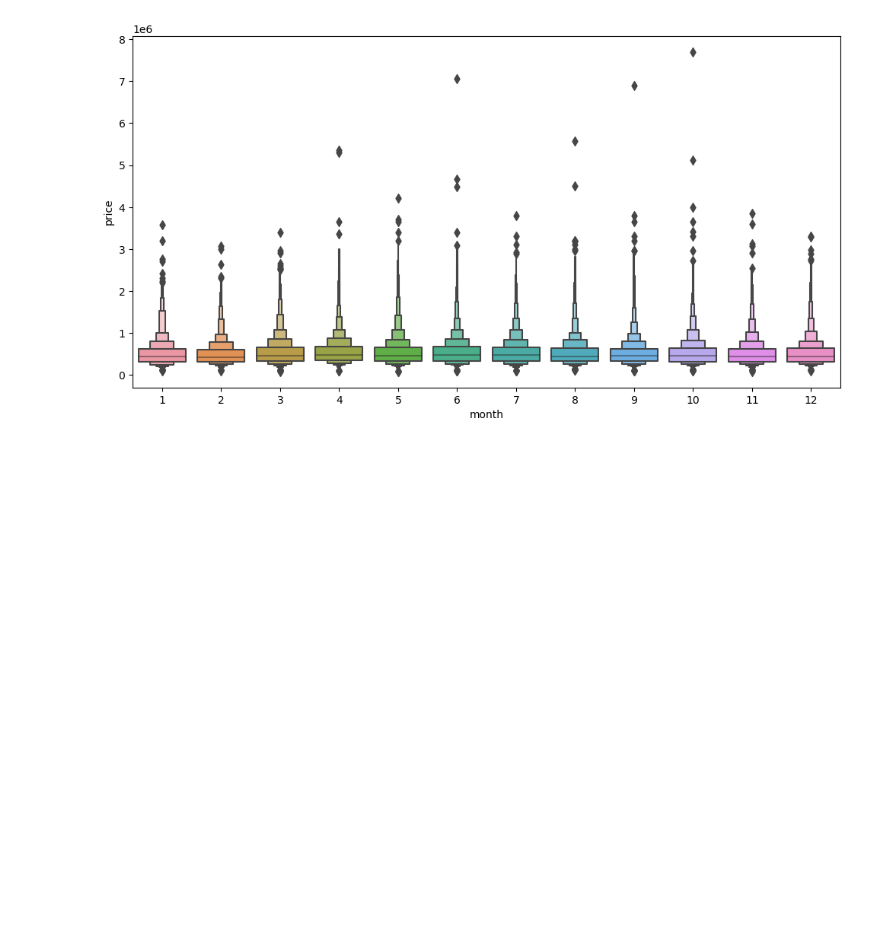
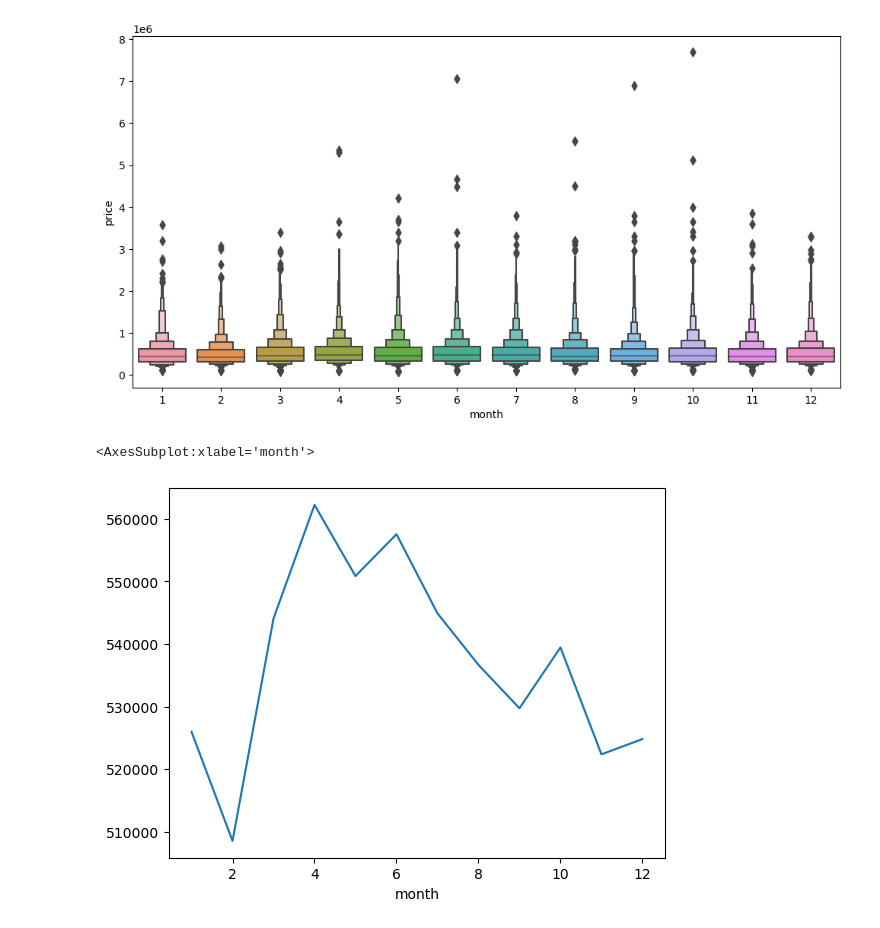
Before and after one commit to matansharon/Data-Science, a Jupyter notebook: Pierian course/My-Codes/TensorFlow_FILES/ANNs/main.ipynb, the cells around one changed output. Drawn from its saved outputs; the diff is of its cells as text; code cells hidden in the pictures; blank space fills up the shorter version.

```diff
--- a/Pierian course/My-Codes/TensorFlow_FILES/ANNs/main.ipynb
+++ b/Pierian course/My-Codes/TensorFlow_FILES/ANNs/main.ipynb
@@ -233,3 +233,8 @@ sns.boxenplot(x='month',y='price',data=df)
 # %% [output]
 <AxesSubplot:xlabel='month', ylabel='price'>
 [figure]
+# %%
+df.groupby('month').mean()['price'].plot()
+# %% [output]
+<AxesSubplot:xlabel='month'>
+[figure, added]
```
